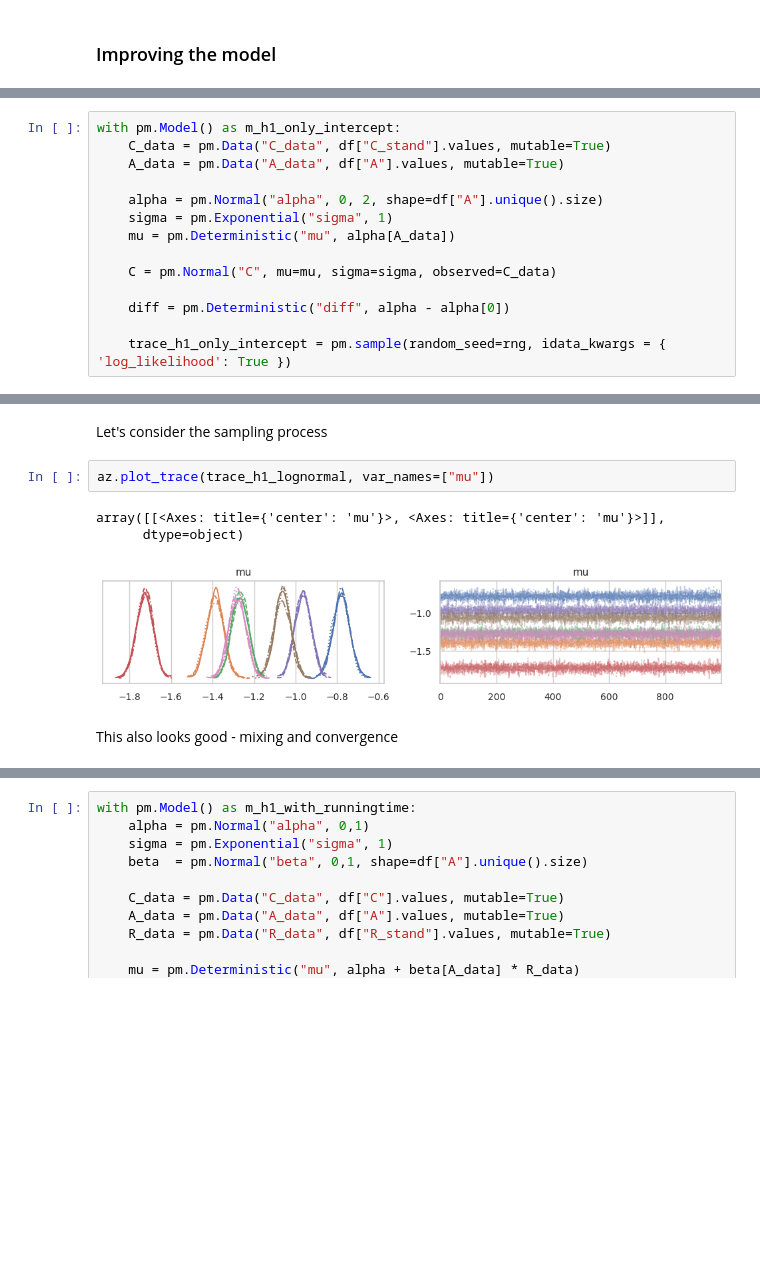
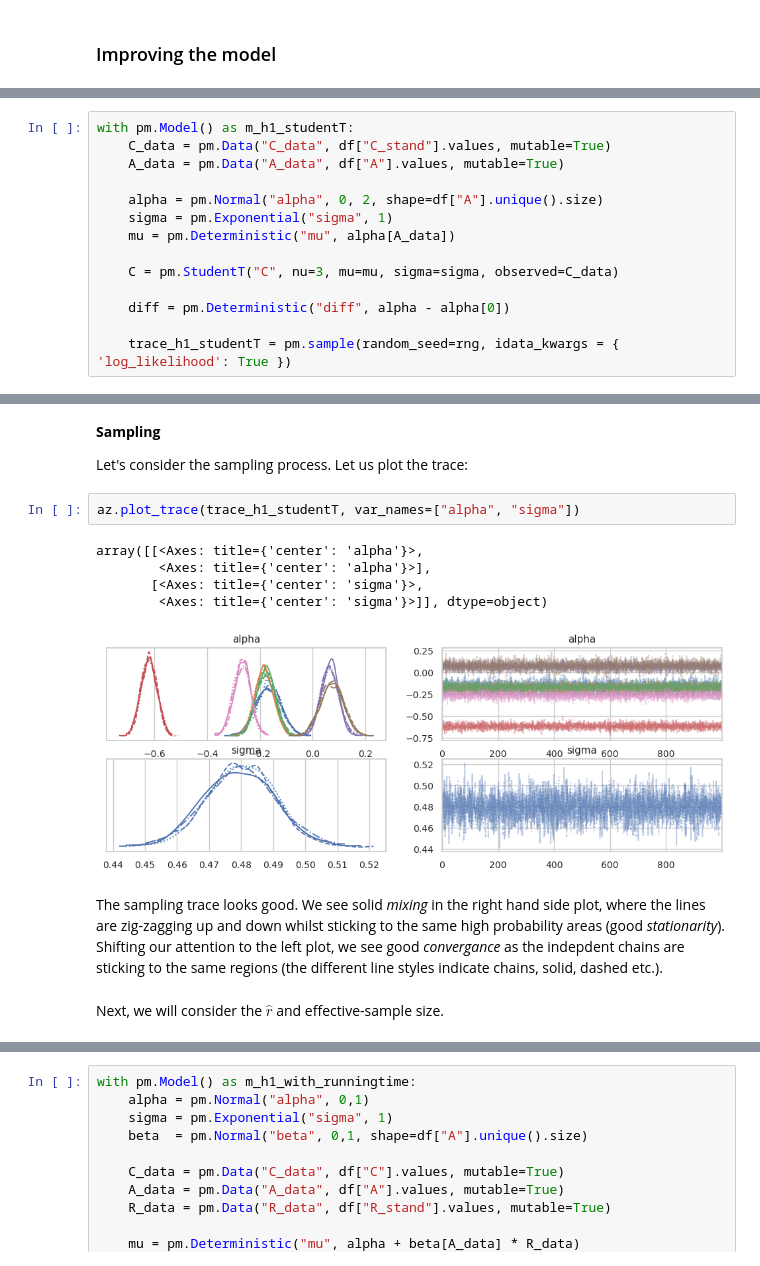
Before and after one commit to joakimGD/PRPRO-exam, a Jupyter notebook: main-question.ipynb, the cells around one changed output, grey strips where cells are left out. Cells and saved outputs as stored; diff of their text form; blank space fills up the shorter version.

```diff
--- a/main-question.ipynb
+++ b/main-question.ipynb
@@ -470,5 +518,5 @@ $$
 # %%
-with pm.Model() as m_h1_only_intercept:
+with pm.Model() as m_h1_studentT:
     C_data = pm.Data("C_data", df["C_stand"].values, mutable=True)
     A_data = pm.Data("A_data", df["A"].values, mutable=True)
 
@@ -476,11 +524,11 @@ with pm.Model() as m_h1_only_intercept:
     sigma = pm.Exponential("sigma", 1)
     mu = pm.Deterministic("mu", alpha[A_data])
 
-    C = pm.Normal("C", mu=mu, sigma=sigma, observed=C_data)
+    C = pm.StudentT("C", nu=3, mu=mu, sigma=sigma, observed=C_data)
 
     diff = pm.Deterministic("diff", alpha - alpha[0])
 
-    trace_h1_only_intercept = pm.sample(random_seed=rng, idata_kwargs = { 'log_likelihood': True })
+    trace_h1_studentT = pm.sample(random_seed=rng, idata_kwargs = { 'log_likelihood': True })
 # %% [output]
 Initializing NUTS using jitter+adapt_diag...
 Multiprocess sampling (4 chains in 4 jobs)
@@ -494,10 +539,16 @@ Sampling: [consumption]
 # %% [markdown]
-Let's consider the sampling process
+**Sampling**
+
+Let's consider the sampling process. Let us plot the trace:
 # %%
-az.plot_trace(trace_h1_lognormal, var_names=["mu"])
+az.plot_trace(trace_h1_studentT, var_names=["alpha", "sigma"])
 # %% [output]
-array([[<Axes: title={'center': 'mu'}>, <Axes: title={'center': 'mu'}>]],
-      dtype=object)
+array([[<Axes: title={'center': 'alpha'}>,
+        <Axes: title={'center': 'alpha'}>],
+       [<Axes: title={'center': 'sigma'}>,
+        <Axes: title={'center': 'sigma'}>]], dtype=object)
-[figure, old version]
+[figure, new version]
-# %% [markdown]
-This also looks good - mixing and convergence
+# %% [markdown]
+The sampling trace looks good. We see solid *mixing* in the right hand side plot, where the lines are zig-zagging up and down whilst sticking to the same high probability areas (good *stationarity*). Shifting our attention to the left plot, we see good *convergance* as the indepdent chains are sticking to the same regions (the different line styles indicate chains, solid, dashed etc.).
+# %% [markdown]
+Next, we will consider the $\hat r$ and effective-sample size.
```
Also changed, not shown: parts of 55 cells of this notebook.
